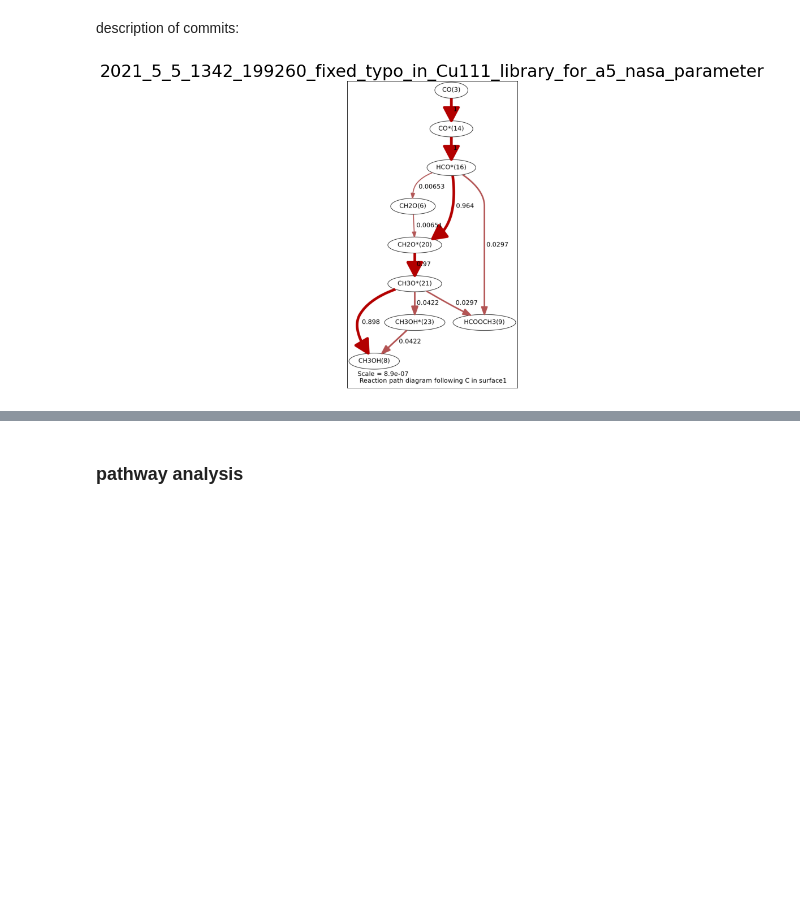
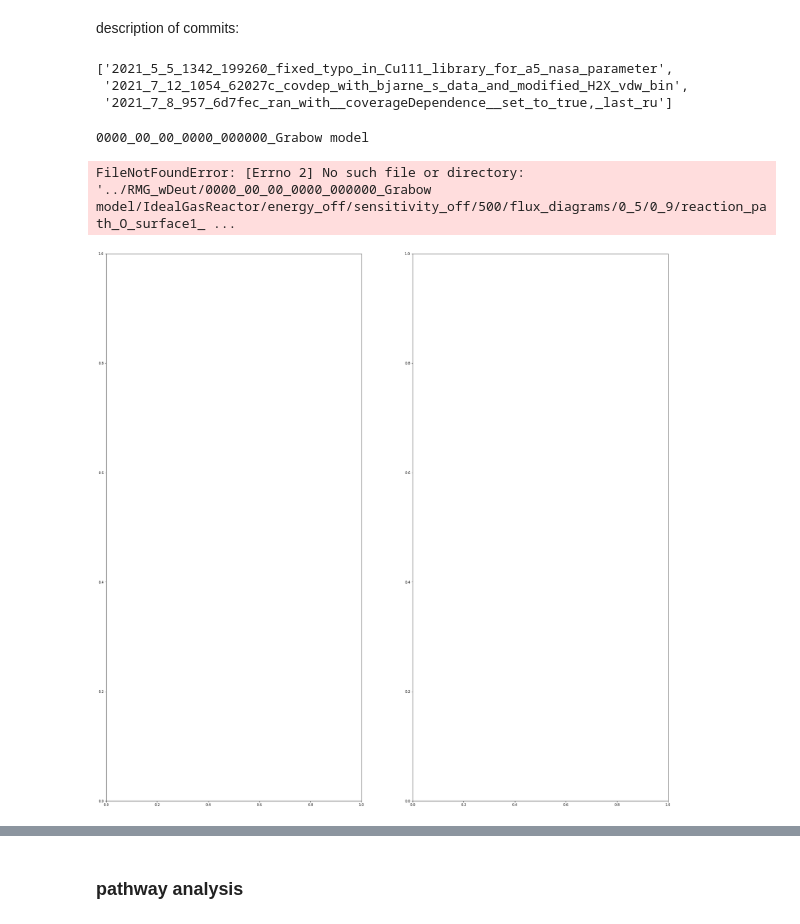
Before and after one commit to comocheng/meOH-analysis, a Jupyter notebook: cantera_simulations/RMG_wDeut/Analyze_data.ipynb, the cells around one changed output, grey strips where cells are left out. Drawn from its saved outputs; the diff is of its cells as text; code cells hidden in the pictures; blank space fills up the shorter version.

```diff
--- a/cantera_simulations/RMG_wDeut/Analyze_data.ipynb
+++ b/cantera_simulations/RMG_wDeut/Analyze_data.ipynb
@@ -80,12 +98,9 @@ data_dict = {}
 exclude = ["/csp/", "/steady_state/", "sensitivity_on"]
 
 # if true, runs analysis on current commit only
-one_commit = False
+one_commit = True
 if one_commit == True:
     commit_list = [current_commit]
-
-
-commit_list = ['2021_5_5_1342_199260_fixed_typo_in_Cu111_library_for_a5_nasa_parameter']
 
 for commit in commit_list:
     first_file = True
@@ -264,8 +281,8 @@ for p,j in enumerate(H2_ratio):
 for commit in commit_list:
 # commit = 'a95dd5_added_new_family_sur'
 
-    conditions = ["CH3OH(8)"]
-
+#     conditions = ["O*(11)"]
+    conditions = ["OX"]
     temp = 500
 
     # get keys for H2 (X_h2 initial)
@@ -278,25 +295,25 @@ for commit in commit_list:
     for p,j in enumerate(H2_ratio):
         if p == 0:
             for c,i in enumerate(conditions):
-                data_dict[commit][(data_dict[commit]['X_h2 initial'] == j) & (data_dict[commit]['T (C)'] == temp \
+                data_dict[commit][(data_dict[commit]['X_h2 initial'] == j) & (data_dict[commit]['T (K)'] == temp \
                     )].plot.scatter(x='CO2/(CO2+CO)', y=i, label=i, ax =ax[0,0], color=color_dict[c])
                 ax[0,0].set_title(f'{commit} \nmole frac H2 = {j}')
                 ax[0,0].set_ylabel("mole fraction")
         if p == 1:
             for c,i in enumerate(conditions):
-                data_dict[commit][(data_dict[commit]['X_h2 initial'] == j) & (data_dict[commit]['T (C)'] == temp \
+                data_dict[commit][(data_dict[commit]['X_h2 initial'] == j) & (data_dict[commit]['T (K)'] == temp \
                     )].plot.scatter(x='CO2/(CO2+CO)', y=i, label=i, ax =ax[0,1], color=color_dict[c])
                 ax[0,1].set_title(f'{commit} \nmole frac H2 = {j}')
                 ax[0,1].set_ylabel("Site Fraction")
         if p == 2:
             for c,i in enumerate(conditions):
-                data_dict[commit][(data_dict[commit]['X_h2 initial'] == j) & (data_dict[commit]['T (C)'] == temp \
+                data_dict[commit][(data_dict[commit]['X_h2 initial'] == j) & (data_dict[commit]['T (K)'] == temp \
                     )].plot.scatter(x='CO2/(CO2+CO)', y=i, label=i, ax =ax[1,0], color=color_dict[c],)
                 ax[1,0].set_title(f'{commit} \nmole frac H2 = {j}')
                 ax[1,0].set_ylabel("Site Fraction")
         if p == 3:
             for c,i in enumerate(conditions):
-                data_dict[commit][(data_dict[commit]['X_h2 initial'] == j) & (data_dict[commit]['T (C)'] == temp \
+                data_dict[commit][(data_dict[commit]['X_h2 initial'] == j) & (data_dict[commit]['T (K)'] == temp \
                     )].plot.scatter(x='CO2/(CO2+CO)', y=i, label=i, ax =ax[1,1], color=color_dict[c])
                 ax[1,1].set_title(f'{commit} \nmole frac H2 = {j}')
                 ax[1,1].set_ylabel("Site Fraction")
@@ -313,8 +330,8 @@ for commit in commit_list:
 
     # removing HCOO because we ar using the wrong species
     #     conditions = ['X(1)', 'H*(10)', 'CH3O*(20)', 'HCOO*(17)', 'OH*(12)']
-    conditions = ['X(1)', 'H*(10)', 'HCOO*(17)', 'OH*(12)']
-
+#     conditions = ['X(1)', 'H*(10)', 'HCOO*(17)', 'OH*(12)']
+    conditions = ['X', 'HX', 'HCOOX', 'OHX']
     temp = 500
 
     # get keys for H2 (X_h2 initial)
@@ -327,24 +344,24 @@ for commit in commit_list:
     for p,j in enumerate(H2_ratio):
         if p == 0:
             for c,i in enumerate(conditions):
-                data_dict[commit][(data_dict[commit]['X_h2 initial'] == j) & (data_dict[commit]['T (C)'] == temp \
+                data_dict[commit][(data_dict[commit]['X_h2 initial'] == j) & (data_dict[commit]['T (K)'] == temp \
                     )].plot.scatter(x='CO2/(CO2+CO)', y=i, label=i, ax =ax[0,0], color=color_dict[c], ylim=[-0.1,1.0])
                 ax[0,0].set_title(f'{commit} \nmole frac H2 = {j}')
         if p == 1:
             for c,i in enumerate(conditions):
-                data_dict[commit][(data_dict[commit]['X_h2 initial'] == j) & (data_dict[commit]['T (C)'] == temp \
+                data_dict[commit][(data_dict[commit]['X_h2 initial'] == j) & (data_dict[commit]['T (K)'] == temp \
                     )].plot.scatter(x='CO2/(CO2+CO)', y=i, label=i, ax =ax[0,1], color=color_dict[c], ylim=[-0.1,1.0])
                 ax[0,1].set_title(f'{commit} \nmole frac H2 = {j}')
 
         if p == 2:
             for c,i in enumerate(conditions):
-                data_dict[commit][(data_dict[commit]['X_h2 initial'] == j) & (data_dict[commit]['T (C)'] == temp \
+                data_dict[commit][(data_dict[commit]['X_h2 initial'] == j) & (data_dict[commit]['T (K)'] == temp \
                     )].plot.scatter(x='CO2/(CO2+CO)', y=i, label=i, ax =ax[1,0], color=color_dict[c],ylim=[-0.1,1.0])
                 ax[1,0].set_title(f'{commit} \nmole frac H2 = {j}')
 
         if p == 3:
             for c,i in enumerate(conditions):
-                data_dict[commit][(data_dict[commit]['X_h2 initial'] == j) & (data_dict[commit]['T (C)'] == temp \
+                data_dict[commit][(data_dict[commit]['X_h2 initial'] == j) & (data_dict[commit]['T (K)'] == temp \
                     )].plot.scatter(x='CO2/(CO2+CO)', y=i, label=i, ax =ax[1,1], color=color_dict[c], ylim=[-0.1,1.0])
                 ax[1,1].set_title(f'{commit} \nmole frac H2 = {j}')
 # %% [output]
@@ -361,6 +378,13 @@ Image('../images/Reaction_mechanism_alternative.png',width = 700, height = 300)
 [figure]
 # %% [markdown]
 description of commits:
+# %%
+commit_list[1] = '2021_7_12_1054_62027c_covdep_with_bjarne_s_data_and_modified_H2X_vdw_bin'
+commit_list
+# %% [output]
+['2021_5_5_1342_199260_fixed_typo_in_Cu111_library_for_a5_nasa_parameter',
+ '2021_7_12_1054_62027c_covdep_with_bjarne_s_data_and_modified_H2X_vdw_bin',
+ '2021_7_8_957_6d7fec_ran_with__coverageDependence__set_to_true,_last_ru']
 # %%
 import matplotlib.pyplot as plt
 import matplotlib.image as mpimg
@@ -374,11 +398,11 @@ flux_path = []
 # determine # of rows and columns for displays
 placeholder = [1,2,3,4,5]
 
-one_commit = True
+one_commit = False
 
 
 if one_commit == False:
-    rcParams['figure.figsize'] = 40 ,40
+    rcParams['figure.figsize'] = 30 ,30
     if len(commit_list)%2 == 0:
         rows = int(len(commit_list)/2)
     else:
@@ -386,16 +410,16 @@ if one_commit == False:
 
     fig, ax = plt.subplots(rows,2)
     for i,commit in enumerate(commit_list):
-        temp = 600
+        temp = 500
         H2_frac = "0_5"
         CO_CO2 = "0_9"
-        element = "C"
+        element = "O"
         phase = "surface1" # "surface1" "gas"
         time = "end" # "end" "beginning"
         prefix = '../RMG_wDeut/'
         flux_path.append(f'/IdealGasReactor/energy_off/sensitivity_off/{temp}/flux_diagrams/{H2_frac}/{CO_CO2}/reaction_path_{element}_{phase}_{time}-pretty.png')
 
-
+        print(commit)
         img.append(mpimg.imread(f'{prefix}{commit}{flux_path[i]}'))
 
         #determine placement of picture
@@ -404,35 +428,37 @@ if one_commit == False:
             col = 0
         else:
             row = int(math.ceil(i/2)) - 1
             col = 1
 
         ax[row,col].imshow(img[i])
         ax[row,col].get_xaxis().set_visible(False)
         ax[row,col].get_yaxis().set_visible(False)
         ax[row,col].set_title(f'{commit}', fontsize = 30)
 
 else:
     rcParams['figure.figsize'] = 10 ,10
     fig, ax = plt.subplots(1,1)
     for i,commit in enumerate(commit_list):
         temp = 500
         H2_frac = "0_5"
         CO_CO2 = "0_9"
         element = "C"
         phase = "surface1" # "surface1" "gas"
-        time = "end" # "end" "beginning"
+        time = "beginning" # "end" "beginning"
         prefix = '../RMG_wDeut/'
         flux_path.append(f'/IdealGasReactor/energy_off/sensitivity_off/{temp}/flux_diagrams/{H2_frac}/{CO_CO2}/reaction_path_{element}_{phase}_{time}-pretty.png')
 
 
         img.append(mpimg.imread(f'{prefix}{commit}{flux_path[i]}'))
 
         ax.imshow(img[i])
         ax.get_xaxis().set_visible(False)
         ax.get_yaxis().set_visible(False)
         ax.set_title(f'{commit}', fontsize = 30)
 # %% [output]
+0000_00_00_0000_000000_Grabow model
+FileNotFoundError: [Errno 2] No such file or directory: '../RMG_wDeut/0000_00_00_0000_000000_Grabow model/IdealGasReactor/energy_off/sensitivity_off/500/flux_diagrams/0_5/0_9/reaction_path_O_surface1_ ...
-[figure, old version]
+[figure, new version]
 # %%
 one_commit
 # %% [output]
```
Also changed, not shown: parts of 15 cells of this notebook, 22 other files.
